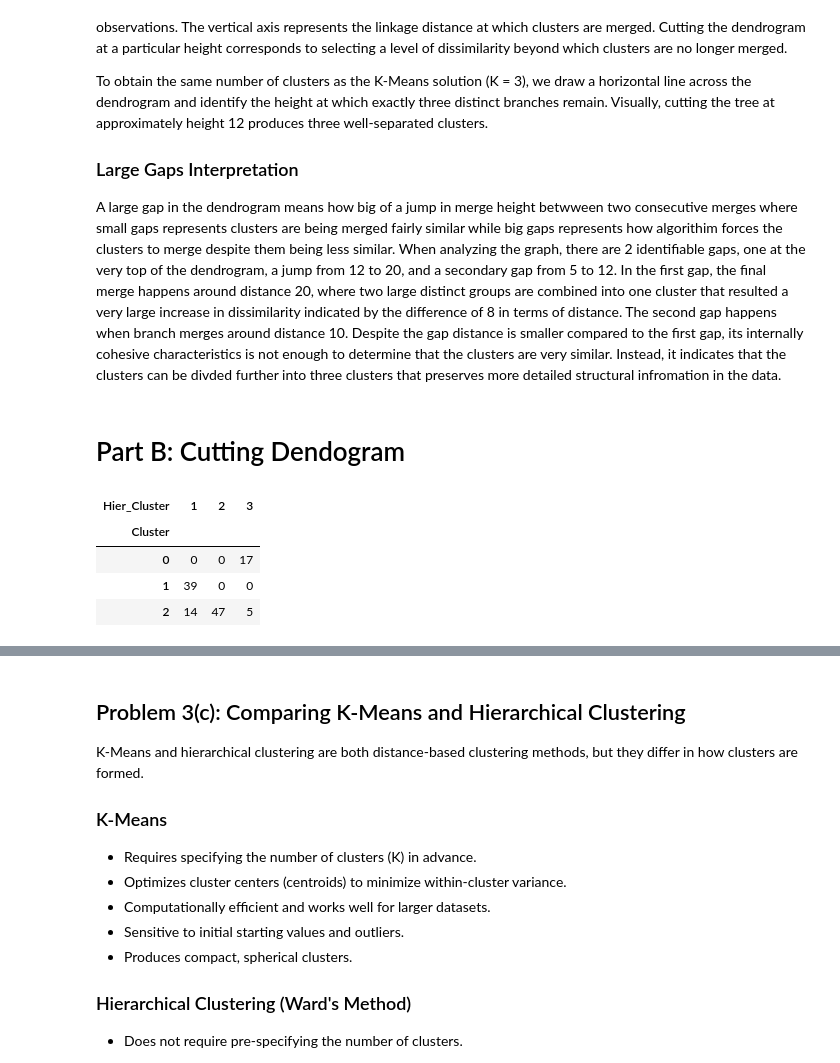
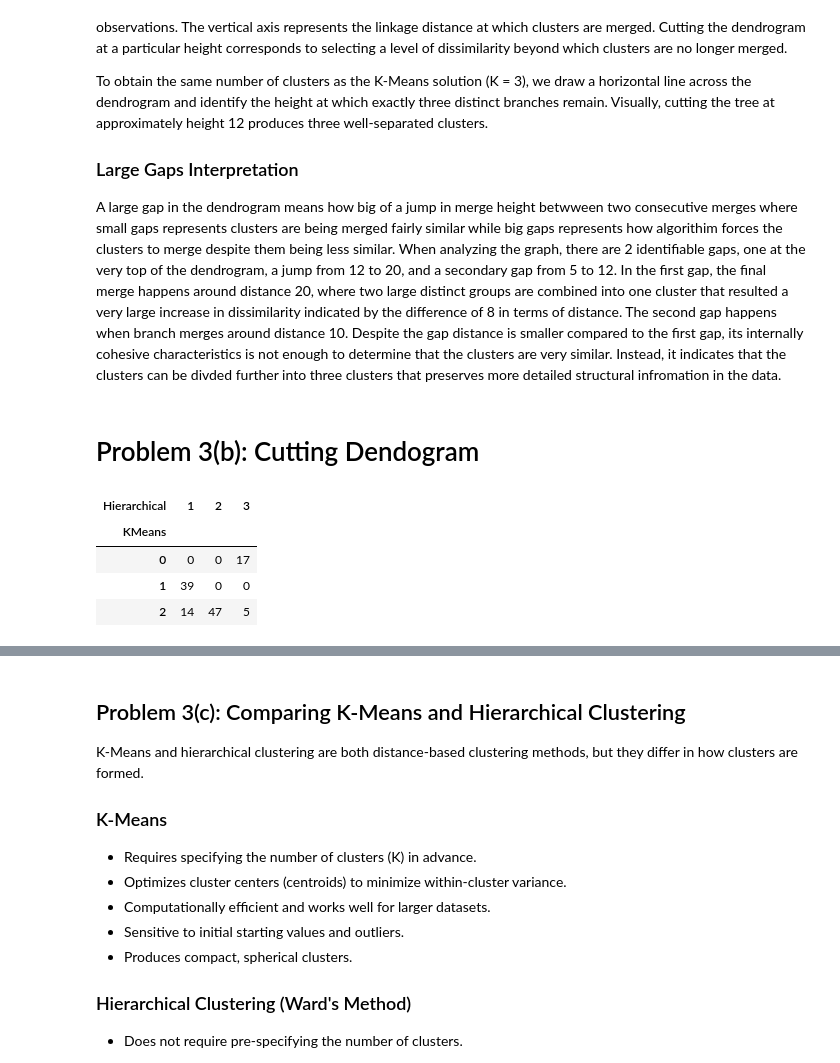
Before and after one commit to Harrycoderds/RSM338-, a Jupyter notebook: week02/Clustering_By_Investment_Risk.ipynb, the cells around one changed output, grey strips where cells are left out. Drawn from its saved outputs; the diff is of its cells as text; code cells hidden in the pictures.

```diff
--- a/week02/Clustering_By_Investment_Risk.ipynb
+++ b/week02/Clustering_By_Investment_Risk.ipynb
@@ -341,4 +341,4 @@ To obtain the same number of clusters as the K-Means solution (K = 3), we draw a
 
 A large gap in the dendrogram means how big of a jump in merge height betwween two consecutive merges where small gaps represents clusters are being merged fairly similar while big gaps represents how algorithim forces the clusters to merge despite them being less similar. When analyzing the graph, there are 2 identifiable gaps, one at the very top of the dendrogram, a jump from 12 to 20, and a secondary gap from 5 to 12. In the first gap, the final merge happens around distance 20, where two large distinct groups are combined into one cluster that resulted a very large increase in dissimilarity indicated by the difference of 8 in terms of distance.  The second gap happens when branch merges around distance 10. Despite the gap distance is smaller compared to the first gap, its internally cohesive characteristics is not enough to determine that the clusters are very similar. Instead, it indicates that the clusters can be divded further into three clusters that preserves more detailed structural infromation in the data.
 # %% [markdown]
-# Part B: Cutting Dendogram
+# Problem 3(b): Cutting Dendogram
@@ -353,9 +344,0 @@ df['Hier_Cluster'] = hier_labels
-# %%
-#Compare assignments
-pd.crosstab(df['Cluster'], df['Hier_Cluster'])
-# %% [output]
-| Hier_Cluster | 1 | 2 | 3 |
-| Cluster |  |  |  |
-| 0 | 0 | 0 | 17 |
-| 1 | 39 | 0 | 0 |
-| 2 | 14 | 47 | 5 |
@@ -361,0 +353,9 @@ pd.crosstab(df['Cluster'], df['Hier_Cluster'])
+# %%
+# Cross Tabulation
+pd.crosstab(df['KMeans'], df['Hierarchical'])
+# %% [output]
+| Hierarchical | 1 | 2 | 3 |
+| KMeans |  |  |  |
+| 0 | 0 | 0 | 17 |
+| 1 | 39 | 0 | 0 |
+| 2 | 14 | 47 | 5 |
```
Also changed, not shown: parts of 6 cells of this notebook, 12 other files.
